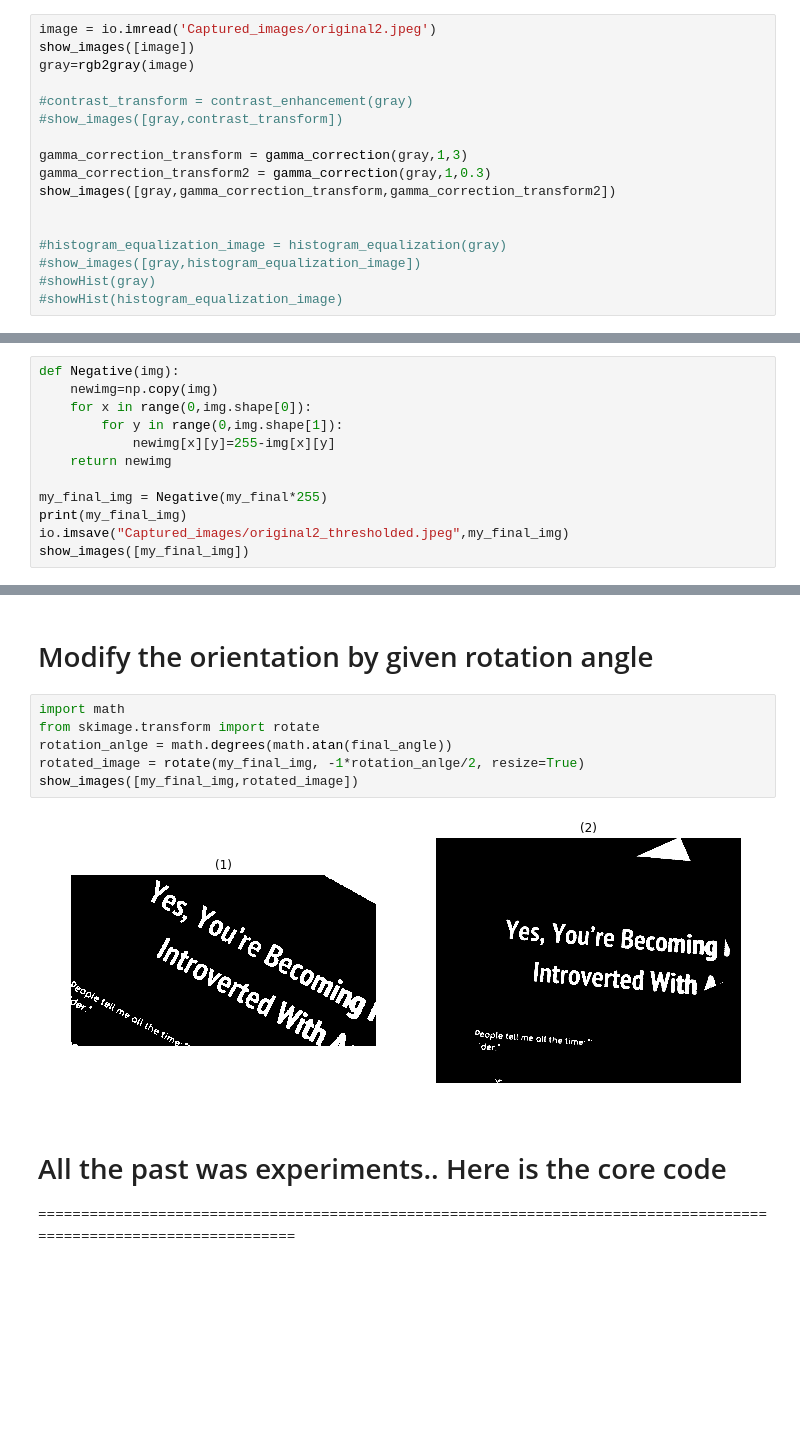
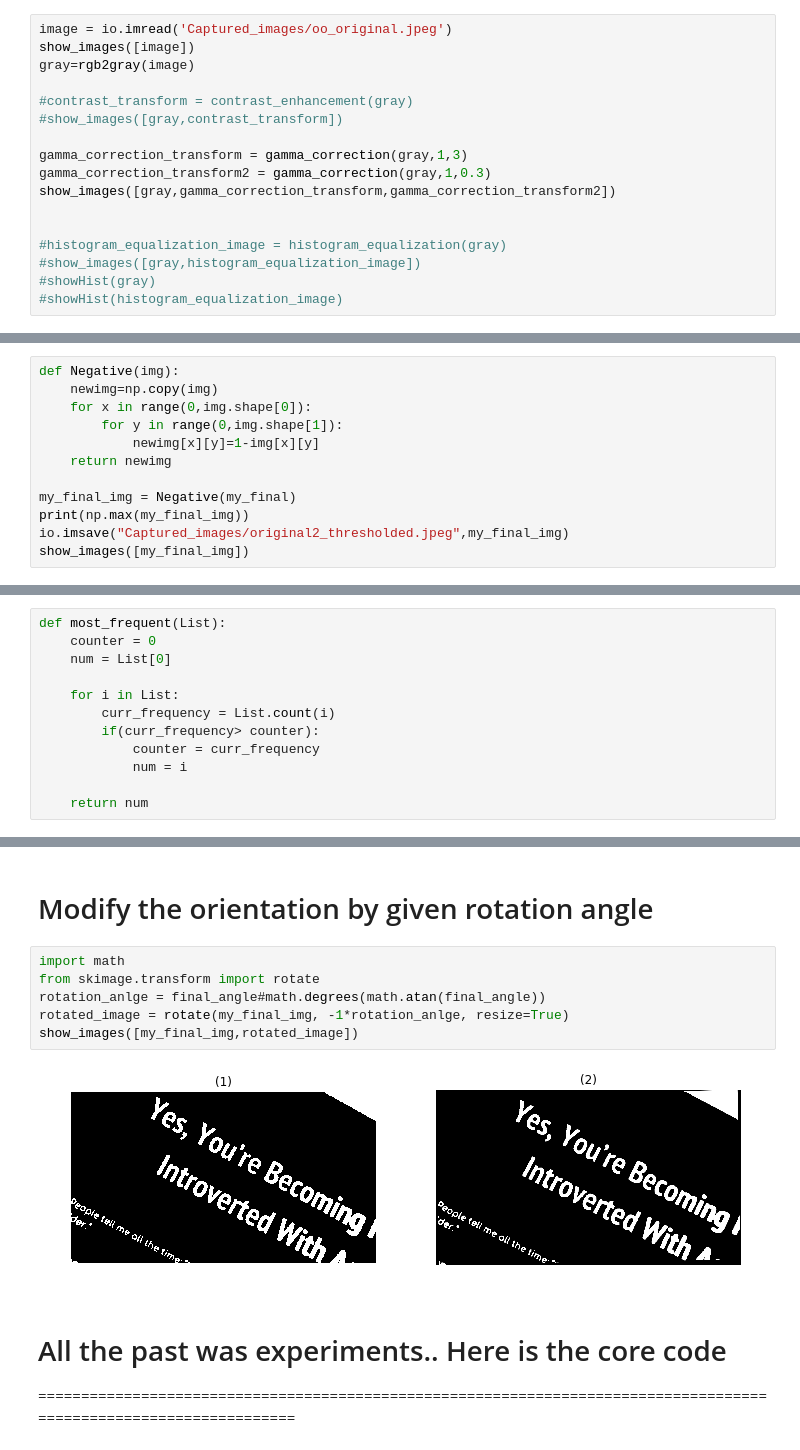
Before and after one commit to Mahmoud-SaadEl-Din/Text_scanner, a Jupyter notebook: Text_scanner_project.ipynb, the cells around one changed output, grey strips where cells are left out. Saved outputs shown, nothing was run; the diff lists cells and outputs as text; blank space fills up the shorter version.

```diff
--- a/Text_scanner_project.ipynb
+++ b/Text_scanner_project.ipynb
@@ -67,7 +70,7 @@ def histogram_equalization(img):
 
     return newimg
 # %%
-image = io.imread('Captured_images/original2.jpeg')
+image = io.imread('Captured_images/oo_original.jpeg')
 show_images([image])
 gray=rgb2gray(image)
 
@@ -150,11 +153,11 @@ def Negative(img):
     newimg=np.copy(img)
     for x in range(0,img.shape[0]):
         for y in range(0,img.shape[1]):
-            newimg[x][y]=255-img[x][y]
+            newimg[x][y]=1-img[x][y]
     return newimg
 
-my_final_img = Negative(my_final*255)
-print(my_final_img)
+my_final_img = Negative(my_final)
+print(np.max(my_final_img))
 io.imsave("Captured_images/original2_thresholded.jpeg",my_final_img)
 show_images([my_final_img])
 # %% [output]
@@ -289,3 +342,15 @@ here2
+# %%
+def most_frequent(List):
+    counter = 0
+    num = List[0]
+
+    for i in List:
+        curr_frequency = List.count(i)
+        if(curr_frequency> counter):
+            counter = curr_frequency
+            num = i
+
+    return num
 # %%
 import numpy as np
 
@@ -366,11 +433,11 @@ print(final_angle)
 # %%
 import math
 from skimage.transform import rotate
-rotation_anlge = math.degrees(math.atan(final_angle))
-rotated_image = rotate(my_final_img, -1*rotation_anlge/2, resize=True)
+rotation_anlge = final_angle#math.degrees(math.atan(final_angle))
+rotated_image = rotate(my_final_img, -1*rotation_anlge, resize=True)
 show_images([my_final_img,rotated_image])
 # %% [output]
-[figure, old version]
+[figure, new version]
 # %% [markdown]
 # All the past was experiments.. Here is the core code
 ===================================================================================================================
```
Also changed, not shown: parts of 13 cells of this notebook.
